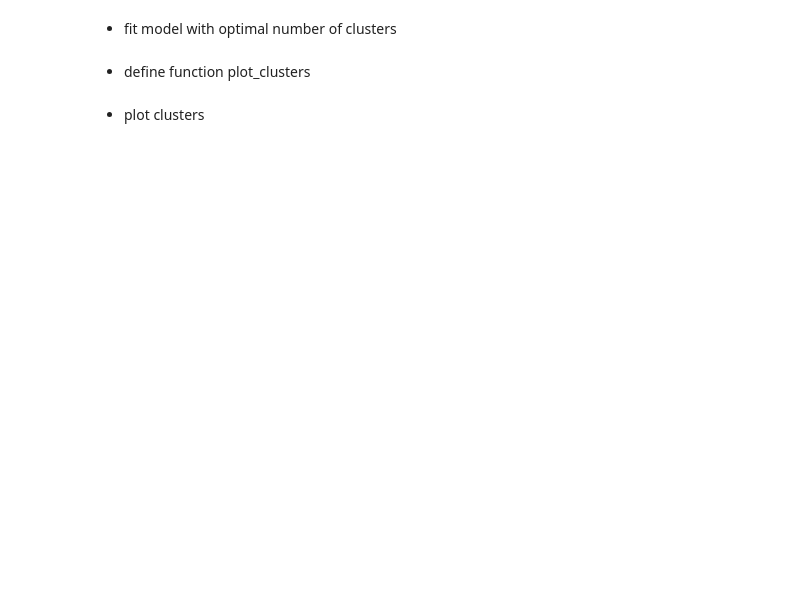
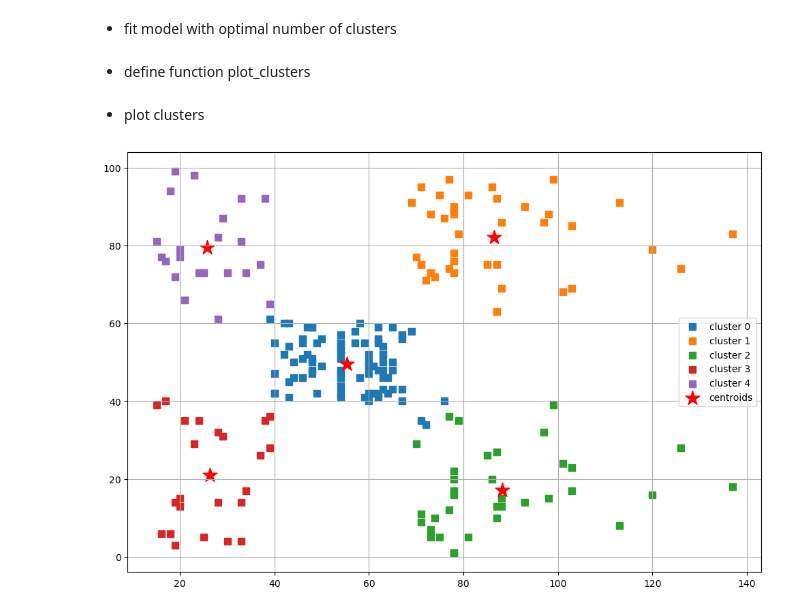
Before and after one commit to thonglamhai/unsupervised-learning, a Jupyter notebook: Centroid_Models - Challenge.ipynb, the cells around one changed output. Cells and saved outputs as stored; diff of their text form; code cells hidden in the pictures; blank space fills up the shorter version.

```diff
--- a/Centroid_Models - Challenge.ipynb
+++ b/Centroid_Models - Challenge.ipynb
@@ -37,6 +212,19 @@ We shouldn't forget to scale the data using some technique from sklearn, even th
 # %% [markdown]
 * fit model with optimal number of clusters
+# %%
+# Fit the model
+
+km = KMeans(n_clusters=5, # how many clusters we expected
+            n_init=10, # how many initial runs
+            random_state=0)
+
+# fit and predict
+y_km_5 = km.fit_predict(X)
 # %% [markdown]
 * define function plot_clusters
 # %% [markdown]
 * plot clusters
+# %%
+plot_clusters(X, y_km_5, plt_cluster_centers= True)
+# %% [output]
+[figure, added]
```
Also changed, not shown: parts of 17 cells of this notebook, 5 other files.
